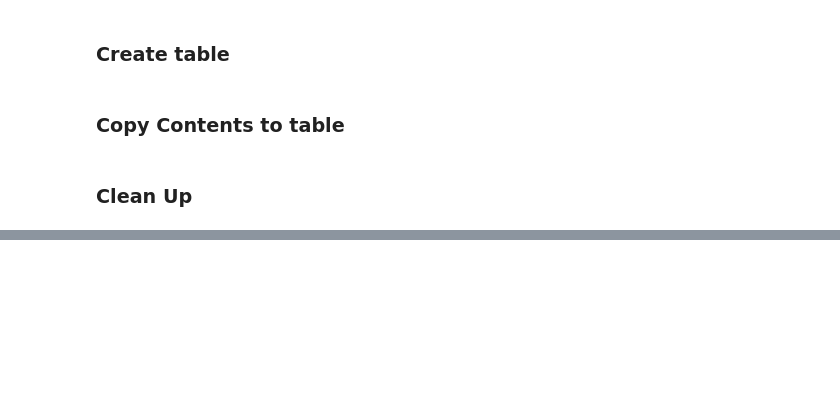
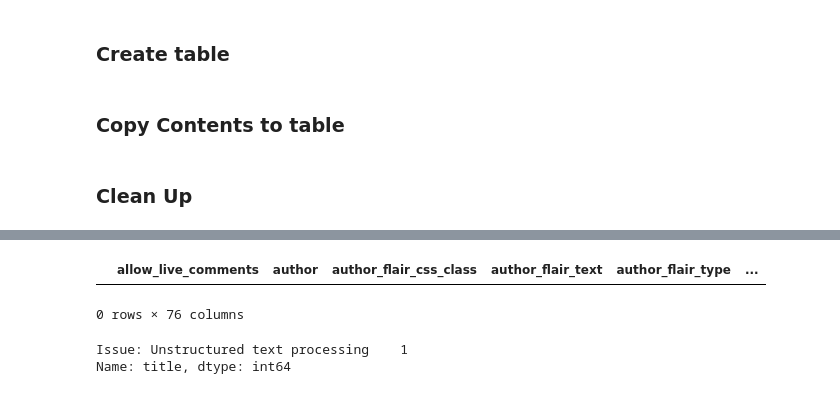
Before and after one commit to nialloriordan/dbt_blogs, a Jupyter notebook: analysis/Analysis_pushshift.ipynb, the cells around one changed output, grey strips where cells are left out. Cells and saved outputs as stored; diff of their text form; code cells hidden in the pictures; blank space fills up the shorter version.

```diff
--- a/analysis/Analysis_pushshift.ipynb
+++ b/analysis/Analysis_pushshift.ipynb
@@ -273,0 +299,10 @@ df[df.author == "[deleted]"]
+# %%
+df[df["media_only"] == True]
+# %% [output]
+|  | allow_live_comments | author | author_flair_css_class | author_flair_text | author_flair_type | ... |
+0 rows × 76 columns
+# %%
+df[df["whitelist_status"] == "no_ads"].title.value_counts()
+# %% [output]
+Issue: Unstructured text processing    1
+Name: title, dtype: int64
```
Also changed, not shown: parts of 49 cells of this notebook, 2 other files.
